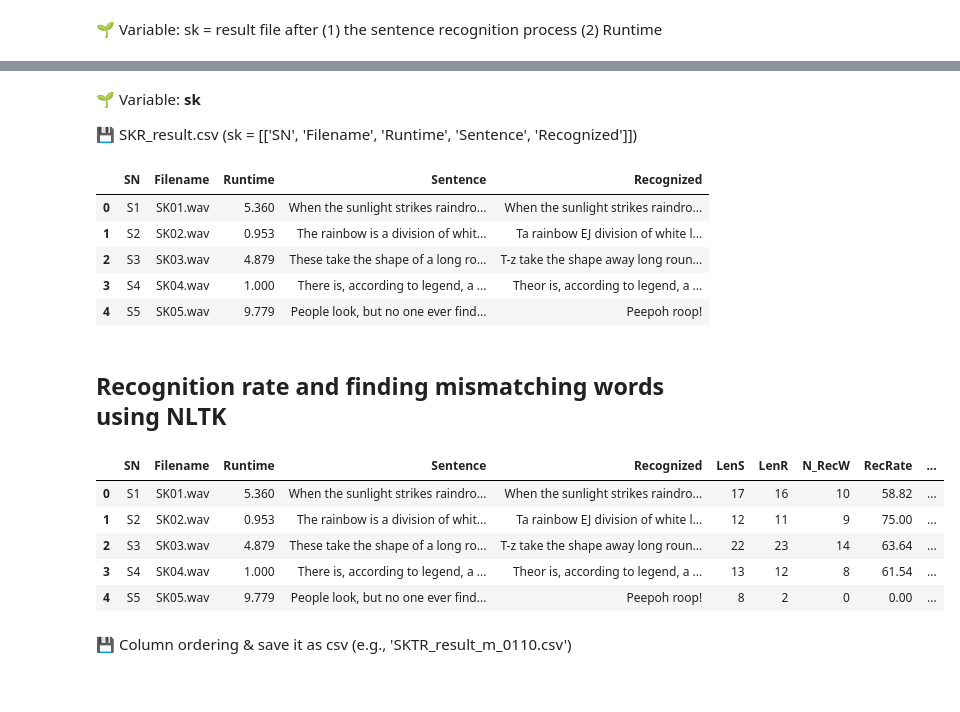
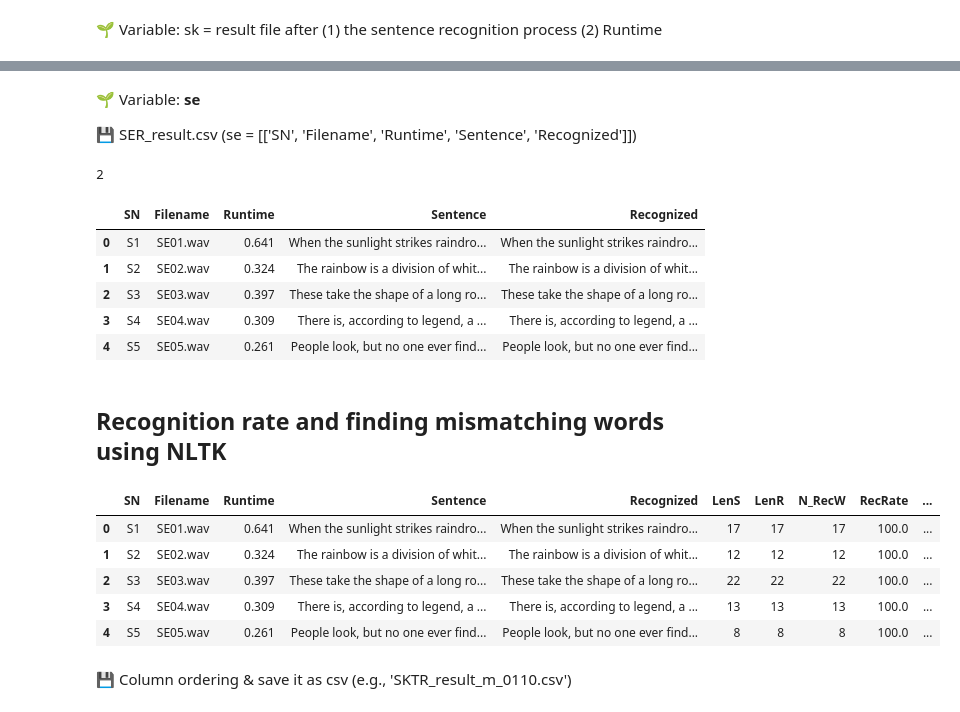
Before and after one commit to MK316/workspace, a Jupyter notebook: ASR01/ASR04_RecRate_SE.ipynb, the cells around one changed output, grey strips where cells are left out. Cells and saved outputs as stored; diff of their text form; code cells hidden in the pictures.

```diff
--- a/ASR01/ASR04_RecRate_SE.ipynb
+++ b/ASR01/ASR04_RecRate_SE.ipynb
@@ -38,9 +38,9 @@ url = "https://raw.githubusercontent.com/MK316/workspace/main/ASR01/data/rainbow
 rb = pd.read_csv(url)
 print(rb.head())
 
-url2 = "https://raw.githubusercontent.com/MK316/workspace/main/ASR01/results/SK_result_m_0109.csv"
-sk = pd.read_csv(url2)
-sk.head()
+url2 = "https://raw.githubusercontent.com/MK316/workspace/main/ASR01/results/SE_result_0106.csv"
+se = pd.read_csv(url2)
+se.head()
 # %% [output]
    SN                                           Sentence
 0  S1  When the sunlight strikes raindrops in the air...
@@ -57,32 +57,39 @@ sk.head()
 # %% [markdown]
-🌱 Variable: **sk**
+🌱 Variable: **se**
 
-💾 SKR_result.csv (sk = [['SN', 'Filename', 'Runtime', 'Sentence', 'Recognized']])
+💾 SER_result.csv (se = [['SN', 'Filename', 'Runtime', 'Sentence', 'Recognized']])
+# %%
+yourdata = [1,3,2]
+yourdata[0]
+yourdata[1]
+yourdata[2]
+# %% [output]
+2
 # %%
 # Add original text to the result file
 oritext = list(rb['Sentence'])
 sn = list(rb['SN'])
 
-sk['Sentence'] = oritext
-sk['SN'] = sn
-sk.head()
+se['Sentence'] = oritext
+se['SN'] = sn
+se.head()
 
-sk = sk[['SN', 'Filename', 'Runtime', 'Sentence', 'Recognized']]
-cols = list(sk.columns.values)
-sk.to_csv('SKR_result.csv', index=False)
-sk.head()
+se = se[['SN', 'Filename', 'Runtime', 'Sentence', 'Recognized']]
+cols = list(se.columns.values)
+se.to_csv('SER_result.csv', index=False)
+se.head()
 # %% [output]
 |  | SN | Filename | Runtime | Sentence | Recognized |
-| 0 | S1 | SK01.wav | 5.360 | When the sunlight strikes raindro... | When the sunlight strikes raindro... |
-| 1 | S2 | SK02.wav | 0.953 | The rainbow is a division of whit... | Ta rainbow EJ division of white l... |
-| 2 | S3 | SK03.wav | 4.879 | These take the shape of a long ro... | T-z take the shape away long roun... |
-| 3 | S4 | SK04.wav | 1.000 | There is, according to legend, a ... | Theor is, according to legend, a ... |
-| 4 | S5 | SK05.wav | 9.779 | People look, but no one ever find... | Peepoh roop! |
+| 0 | S1 | SE01.wav | 0.641 | When the sunlight strikes raindro... | When the sunlight strikes raindro... |
+| 1 | S2 | SE02.wav | 0.324 | The rainbow is a division of whit... | The rainbow is a division of whit... |
+| 2 | S3 | SE03.wav | 0.397 | These take the shape of a long ro... | These take the shape of a long ro... |
+| 3 | S4 | SE04.wav | 0.309 | There is, according to legend, a ... | There is, according to legend, a ... |
+| 4 | S5 | SE05.wav | 0.261 | People look, but no one ever find... | People look, but no one ever find... |
 # %% [markdown]
 ## Recognition rate and finding mismatching words using NLTK
 # %%
 #@markdown Calculate recognition rate, record missing words => dataframe (SKTR_result.csv)
-sk1=sk
+se1=se
 from nltk.tokenize import RegexpTokenizer
 
 # number of words in the sentence
@@ -104,8 +111,8 @@ mw = []
 recword=[]
 
 
-for i in range(0,len(sk['SN'])):
-  t1 = sk['Sentence'][i]
+for i in range(0,len(se['SN'])):
+  t1 = se['Sentence'][i]
 
 # text 1
   txt1 = t1.lower()
@@ -115,7 +122,7 @@ for i in range(0,len(sk['SN'])):
   nws.append(nt)
 
 # text 2
-  t2 = sk['Recognized'][i]
+  t2 = se['Recognized'][i]
   txt2 = t2.lower()
   tokenizer = RegexpTokenizer(r'\w+')
   wlist1 = tokenizer.tokenize(txt2)
@@ -134,45 +141,45 @@ for i in range(0,len(sk['SN'])):
   for i in range(0, len(wlist1)):
       w = wlist1[i]
 
       if w in wlist:
         sc = 1
         rword.append(w)
       else:
         sc = 0
         mword.append(w)
 
       score = score + sc
       mwords = ', '.join(mword)
       rwords = ', '.join(rword)
   mw.append(mwords)
   missingword = round((score/len(wlist))*100,2)
   nr.append(score)
   recword.append(rwords)
 
   # RecRate = float(format(missingword, '.2f'))
   # ErrRate = float(format((100.0 - RecRate), '.2f'))
 
   rr.append(missingword)
   # print('Matching words: %d'%score, 'out of %d words'%len(wlist))
   # print("="*50)
   # print('Recognition Rate: %f %%'%RecRate)
   # print('Error Rate: %f %%'%ErrRate)
 
-sk1['LenS'] = nws
-sk1['LenR'] = nwr
-sk1['N_RecW'] = nr
-sk1['RecRate'] = rr
-sk1['Recognized_words'] = recword
-sk1['MissRec_words'] = mw
+se1['LenS'] = nws
+se1['LenR'] = nwr
+se1['N_RecW'] = nr
+se1['RecRate'] = rr
+se1['Recognized_words'] = recword
+se1['MissRec_words'] = mw
 
-sk1.head()
+se1.head()
 # %% [output]
 |  | SN | Filename | Runtime | Sentence | Recognized | LenS | LenR | N_RecW | RecRate | ... |
-| 0 | S1 | SK01.wav | 5.360 | When the sunlight strikes raindro... | When the sunlight strikes raindro... | 17 | 16 | 10 | 58.82 | ... |
-| 1 | S2 | SK02.wav | 0.953 | The rainbow is a division of whit... | Ta rainbow EJ division of white l... | 12 | 11 | 9 | 75.00 | ... |
-| 2 | S3 | SK03.wav | 4.879 | These take the shape of a long ro... | T-z take the shape away long roun... | 22 | 23 | 14 | 63.64 | ... |
-| 3 | S4 | SK04.wav | 1.000 | There is, according to legend, a ... | Theor is, according to legend, a ... | 13 | 12 | 8 | 61.54 | ... |
-| 4 | S5 | SK05.wav | 9.779 | People look, but no one ever find... | Peepoh roop! | 8 | 2 | 0 | 0.00 | ... |
+| 0 | S1 | SE01.wav | 0.641 | When the sunlight strikes raindro... | When the sunlight strikes raindro... | 17 | 17 | 17 | 100.0 | ... |
+| 1 | S2 | SE02.wav | 0.324 | The rainbow is a division of whit... | The rainbow is a division of whit... | 12 | 12 | 12 | 100.0 | ... |
+| 2 | S3 | SE03.wav | 0.397 | These take the shape of a long ro... | These take the shape of a long ro... | 22 | 22 | 22 | 100.0 | ... |
+| 3 | S4 | SE04.wav | 0.309 | There is, according to legend, a ... | There is, according to legend, a ... | 13 | 13 | 13 | 100.0 | ... |
+| 4 | S5 | SE05.wav | 0.261 | People look, but no one ever find... | People look, but no one ever find... | 8 | 8 | 8 | 100.0 | ... |
 # %% [markdown]
 💾 Column ordering & save it as csv (e.g., 'SKTR_result_m_0110.csv')
 # %%
```
Also changed, not shown: parts of 11 cells of this notebook.
